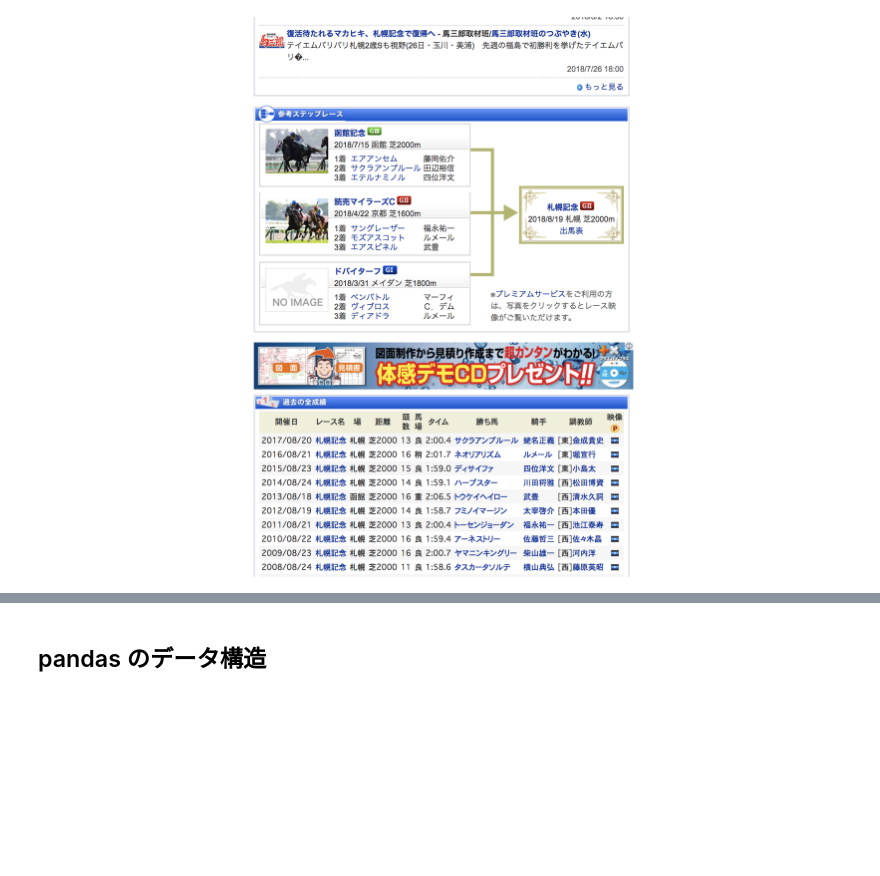
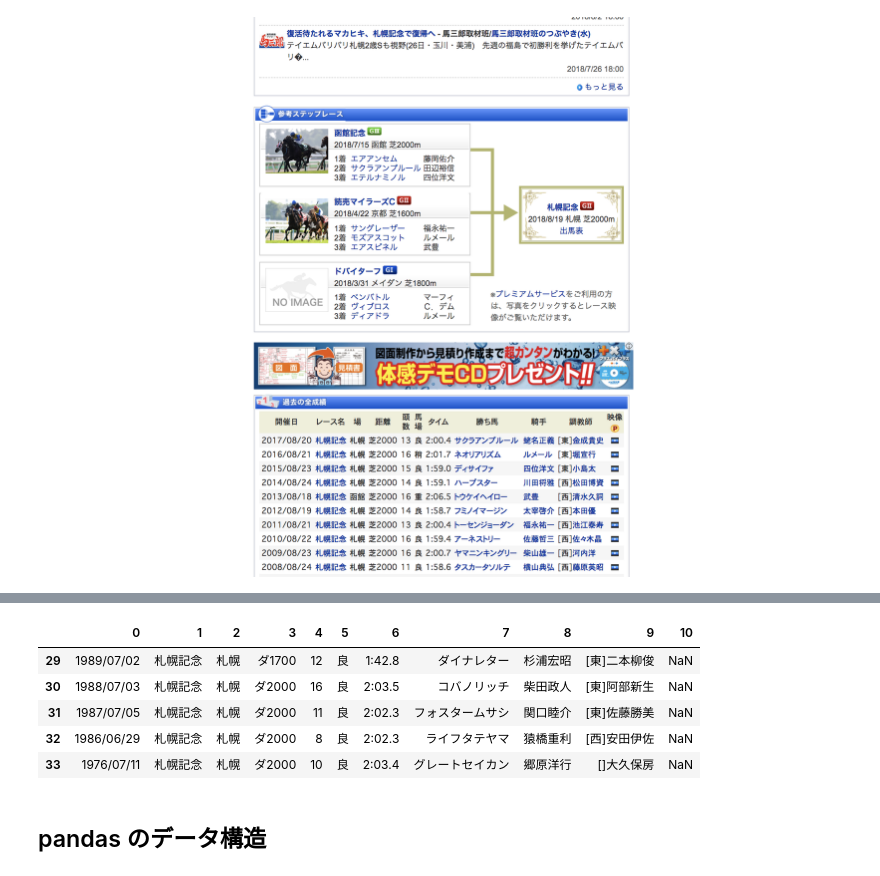
Before and after one commit to yobee/201808_lespy, a Jupyter notebook: 2018_03_pandas/03_01_pandas_lesson.ipynb, the cells around one changed output, grey strips where cells are left out. Drawn from its saved outputs; the diff is of its cells as text; code cells hidden in the pictures; blank space fills up the shorter version.

```diff
--- a/2018_03_pandas/03_pandas_lesson.ipynb
+++ b/2018_03_pandas/03_01_pandas_lesson.ipynb
@@ -77,3 +108,12 @@ race[3].head()
+# %%
+race[3].tail()
+# %% [output]
+|  | 0 | 1 | 2 | 3 | 4 | 5 | 6 | 7 | 8 | 9 | 10 |
+| 29 | 1989/07/02 | 札幌記念 | 札幌 | ダ1700 | 12 | 良 | 1:42.8 | ダイナレター | 杉浦宏昭 | [東]二本柳俊 | NaN |
+| 30 | 1988/07/03 | 札幌記念 | 札幌 | ダ2000 | 16 | 良 | 2:03.5 | コバノリッチ | 柴田政人 | [東]阿部新生 | NaN |
+| 31 | 1987/07/05 | 札幌記念 | 札幌 | ダ2000 | 11 | 良 | 2:02.3 | フォスタームサシ | 関口睦介 | [東]佐藤勝美 | NaN |
+| 32 | 1986/06/29 | 札幌記念 | 札幌 | ダ2000 | 8 | 良 | 2:02.3 | ライフタテヤマ | 猿橋重利 | [西]安田伊佐 | NaN |
+| 33 | 1976/07/11 | 札幌記念 | 札幌 | ダ2000 | 10 | 良 | 2:03.4 | グレートセイカン | 郷原洋行 | []大久保房 | NaN |
 # %% [markdown]
 ## pandas のデータ構造
 # %% [markdown]
```
Also changed, not shown: parts of 3 cells of this notebook.
